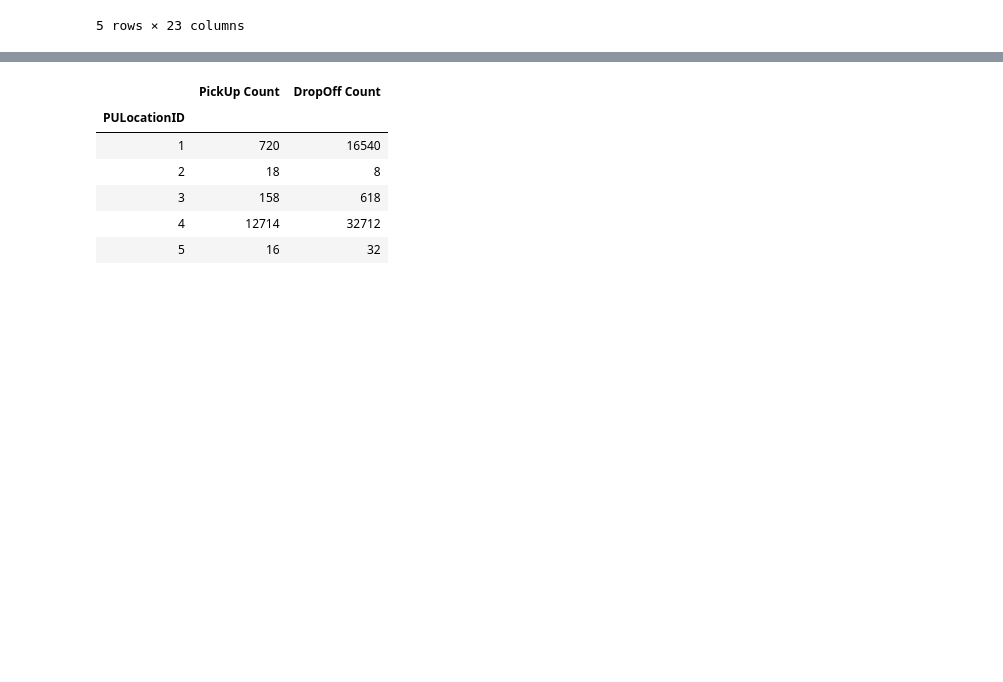
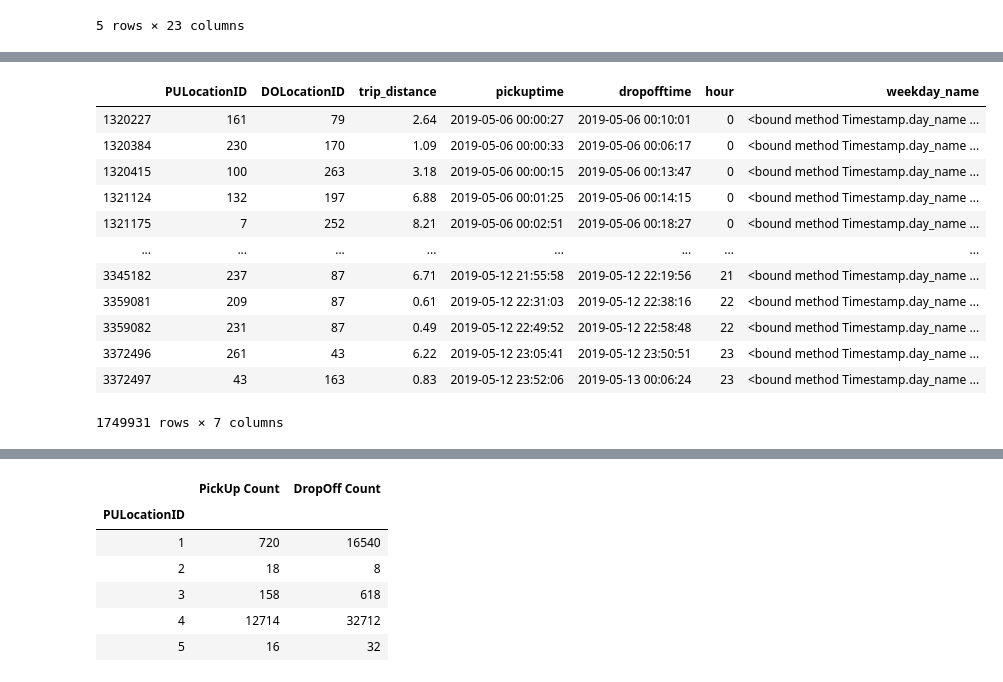
Before and after one commit to leonardzh/zheng_MnM4SDS_project, a Jupyter notebook: SI.ipynb, the cells around one changed output, grey strips where cells are left out. Drawn from its saved outputs; the diff is of its cells as text; code cells hidden in the pictures; blank space fills up the shorter version.

```diff
--- a/SI.ipynb
+++ b/SI.ipynb
@@ -185,0 +190,19 @@ taxi_lite.head()
+# %%
+#10/29 make week dataset
+week_mask = (taxi_lite['pickuptime'] >= '2019-5-6') & (taxi_lite['pickuptime'] < '2019-5-13')
+sampleweek_taxi_lite = taxi_lite.loc[week_mask]
+sampleweek_taxi_lite
+# %% [output]
+|  | PULocationID | DOLocationID | trip_distance | pickuptime | dropofftime | hour | weekday_name |
+| 1320227 | 161 | 79 | 2.64 | 2019-05-06 00:00:27 | 2019-05-06 00:10:01 | 0 | <bound method Timestamp.day_name ... |
+| 1320384 | 230 | 170 | 1.09 | 2019-05-06 00:00:33 | 2019-05-06 00:06:17 | 0 | <bound method Timestamp.day_name ... |
+| 1320415 | 100 | 263 | 3.18 | 2019-05-06 00:00:15 | 2019-05-06 00:13:47 | 0 | <bound method Timestamp.day_name ... |
+| 1321124 | 132 | 197 | 6.88 | 2019-05-06 00:01:25 | 2019-05-06 00:14:15 | 0 | <bound method Timestamp.day_name ... |
+| 1321175 | 7 | 252 | 8.21 | 2019-05-06 00:02:51 | 2019-05-06 00:18:27 | 0 | <bound method Timestamp.day_name ... |
+| ... | ... | ... | ... | ... | ... | ... | ... |
+| 3345182 | 237 | 87 | 6.71 | 2019-05-12 21:55:58 | 2019-05-12 22:19:56 | 21 | <bound method Timestamp.day_name ... |
+| 3359081 | 209 | 87 | 0.61 | 2019-05-12 22:31:03 | 2019-05-12 22:38:16 | 22 | <bound method Timestamp.day_name ... |
+| 3359082 | 231 | 87 | 0.49 | 2019-05-12 22:49:52 | 2019-05-12 22:58:48 | 22 | <bound method Timestamp.day_name ... |
+| 3372496 | 261 | 43 | 6.22 | 2019-05-12 23:05:41 | 2019-05-12 23:50:51 | 23 | <bound method Timestamp.day_name ... |
+| 3372497 | 43 | 163 | 0.83 | 2019-05-12 23:52:06 | 2019-05-13 00:06:24 | 23 | <bound method Timestamp.day_name ... |
+1749931 rows × 7 columns
```
Also changed, not shown: parts of 21 cells of this notebook.
